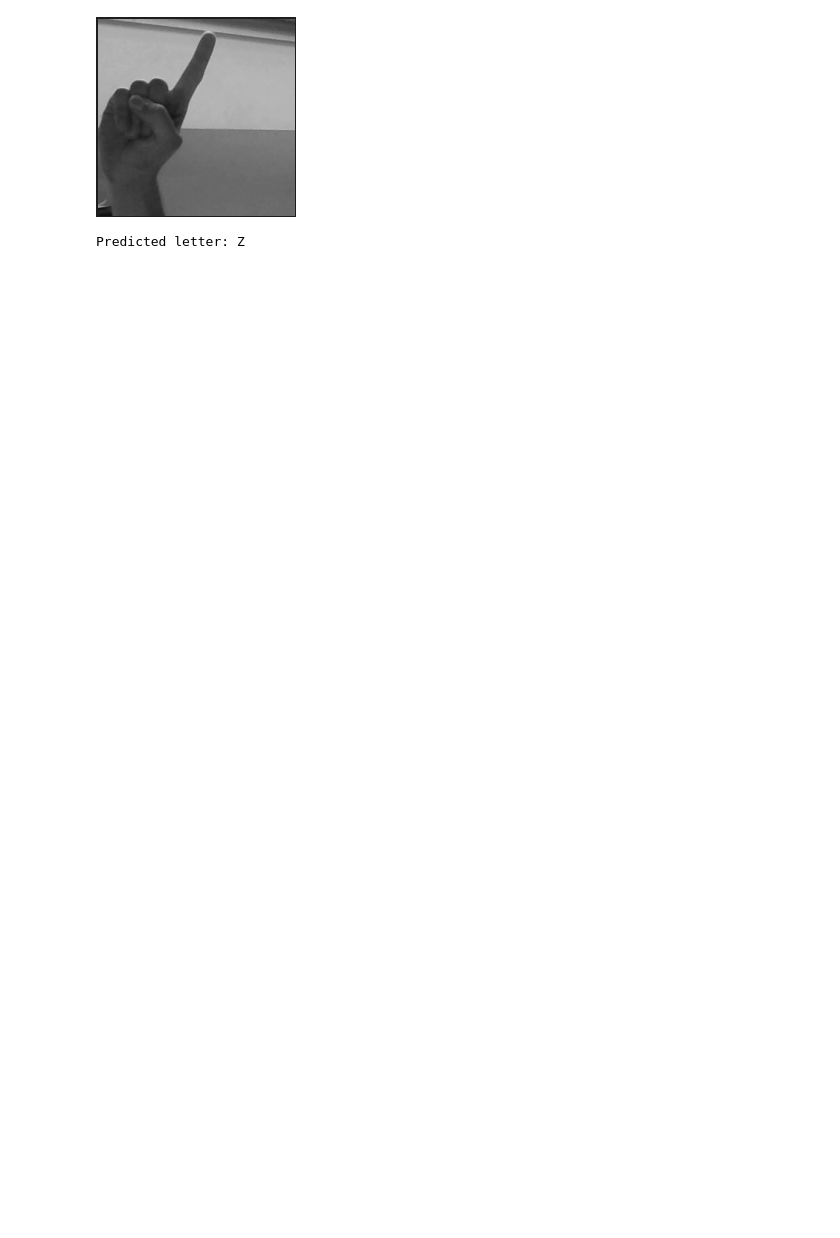
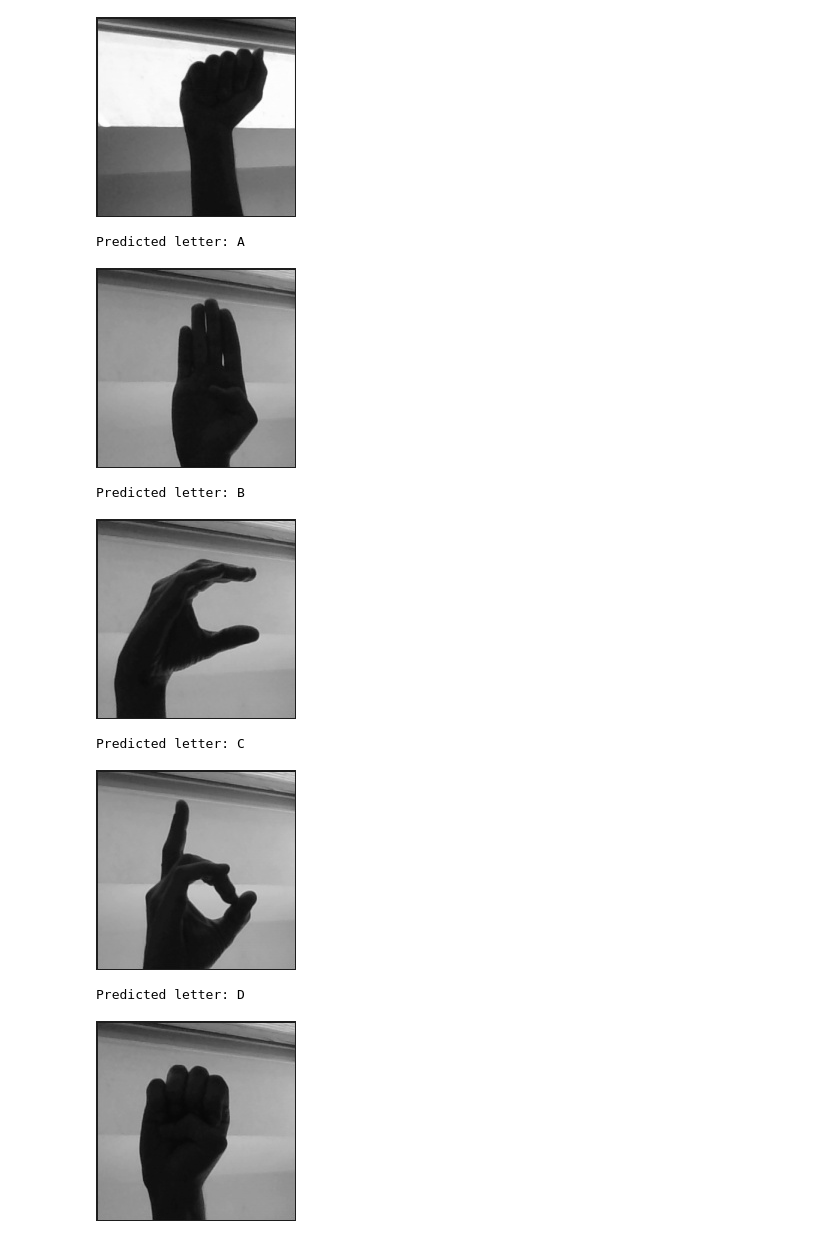
Before and after one commit to taehyeon4/CS5875_Final_Project, a Jupyter notebook: Main.ipynb, the cells around one changed output. Drawn from its saved outputs; the diff is of its cells as text; code cells hidden in the pictures; blank space fills up the shorter version.

```diff
--- a/Main.ipynb
+++ b/Main.ipynb
@@ -36,23 +46,23 @@ class SignLanguageDataset(Dataset):
         return image, label
 # %%
 transform = transforms.Compose([
-    transforms.Resize((224, 224)),  # Resize to 224x224 pixels for ResNet-18
+    transforms.Resize((128, 128)),  # Resize to 224x224 pixels for ResNet-18
     transforms.ToTensor(),
     transforms.Normalize((0.5,), (0.5,))  # Normalize grayscale images
 ])
 # %%
-train_dataset = SignLanguageDataset(root_dir='MiniDataset/train', transform=transform)
-test_dataset = SignLanguageDataset(root_dir='MiniDataset/test', transform=transform)
+train_dataset = SignLanguageDataset(root_dir=train_dataset_path, transform=transform)
+test_dataset = SignLanguageDataset(root_dir=test_dataset_path, transform=transform)
 
-train_loader = DataLoader(train_dataset, batch_size=64, shuffle=True)
-test_loader = DataLoader(test_dataset, batch_size=64, shuffle=False)
+train_loader = DataLoader(train_dataset, batch_size=32, shuffle=True)
+test_loader = DataLoader(test_dataset, batch_size=32, shuffle=False)
 # %%
 def CustomResNet18(num_classes=29):
     # Load ResNet-18 with pre-trained ImageNet weights
     model = models.resnet18(pretrained=True)
 
-    # Modify the first layer to accept grayscale (1-channel) images
-    model.conv1 = nn.Conv2d(1, 64, kernel_size=7, stride=2, padding=3, bias=False)
+    # Modify the first layer to accept grayscale (1-channel) images with a smaller kernel
+    model.conv1 = nn.Conv2d(1, 64, kernel_size=5, stride=2, padding=2, bias=False)
 
     # Modify the final fully connected layer to output the desired number of classes
     model.fc = nn.Linear(model.fc.in_features, num_classes)
@@ -85,7 +98,7 @@ device = torch.device("cuda" if torch.cuda.is_available() else "cpu")
 # %%
 from tqdm import tqdm
 
-def train_model(model, loader, criterion, optimizer, num_epochs=50):
+def train_model(model, loader, criterion, optimizer, num_epochs=10):
     for epoch in range(num_epochs):
         model.train()
         running_loss = 0.0
@@ -157,17 +170,26 @@ reverse_mapping = {
 # %%
 def predict(model, image_path):
     model.eval()
     image = Image.open(image_path).convert("L")
     display(image)
     image = transform(image).unsqueeze(0).to(device)  # Add batch dimension
     output = model(image)
     _, predicted = torch.max(output, 1)
     return reverse_mapping[predicted.item()]  # Convert label to letter
 
 # Example usage
 model.load_state_dict(torch.load("sign_language_model.pth"))
-letter = predict(model, 'MiniDataset/test/Z/Z_test.jpg')
-print("Predicted letter:", letter)
+
+for i in range(26):
+    letter = predict(model, f"{test_dataset_path}/{chr(i + ord('A'))}_test.jpg")
+    print("Predicted letter:", letter)
 # %% [output]
-[figure, old version]
+[figure, new version]
-Predicted letter: Z
+Predicted letter: A
+[figure, added]
+Predicted letter: B
+[figure, added]
+Predicted letter: C
+[figure, added]
+Predicted letter: D
+[figure, added]
```
Also changed, not shown: parts of 6 cells of this notebook.
